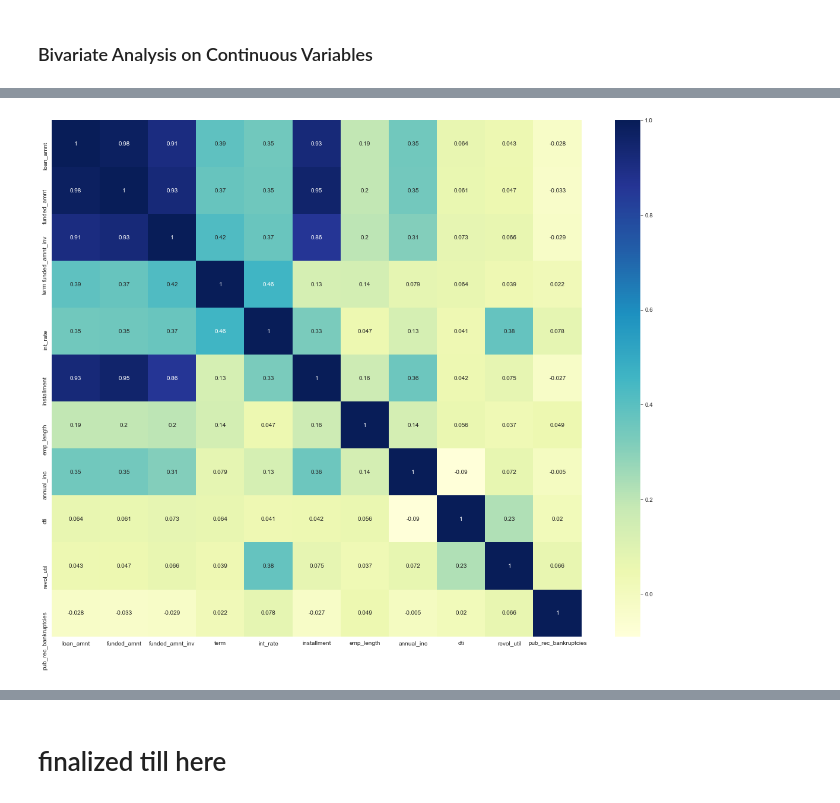
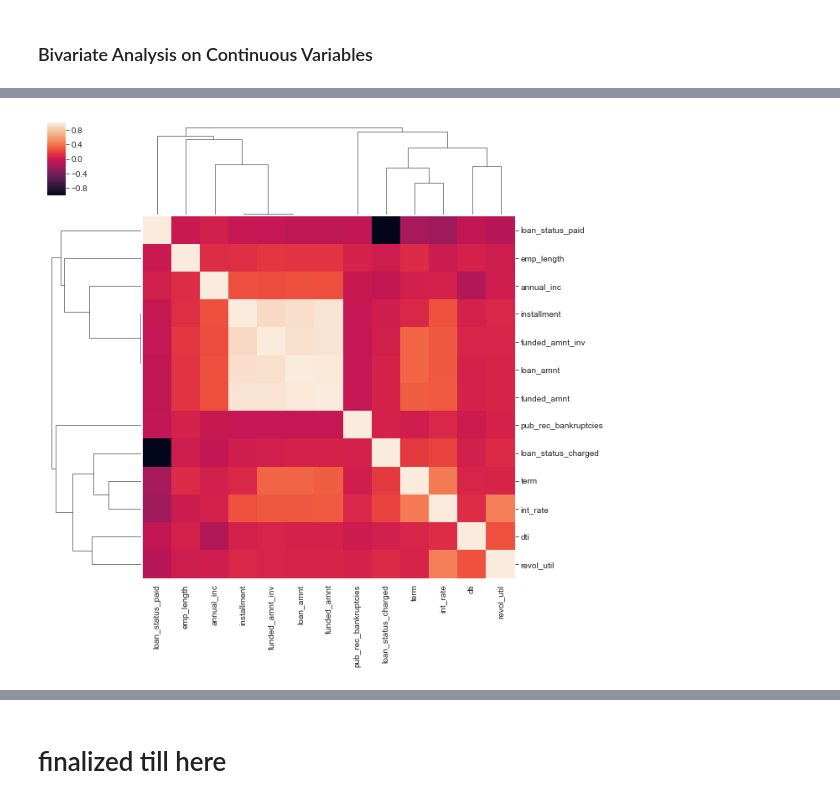
Before and after one commit to arpitjoshi/case-study-2, a Jupyter notebook: notebook.ipynb, the cells around one changed output, grey strips where cells are left out. Drawn from its saved outputs; the diff is of its cells as text; code cells hidden in the pictures.

```diff
--- a/notebook.ipynb
+++ b/notebook.ipynb
@@ -1002,8 +985,5 @@ plt.show()
-# %%
-plt.figure(figsize=(20,16))
-
-# heatmap
-sns.heatmap(charged_off_corr, cmap="YlGnBu", annot=True)
-plt.show()
-# %% [output]
-[figure, removed]
+# %%
+sns.clustermap(dataset.corr(method='pearson'), metric="correlation")
+plt.show()
+# %% [output]
+[figure, added]
```
Also changed, not shown: parts of 18 cells of this notebook.
